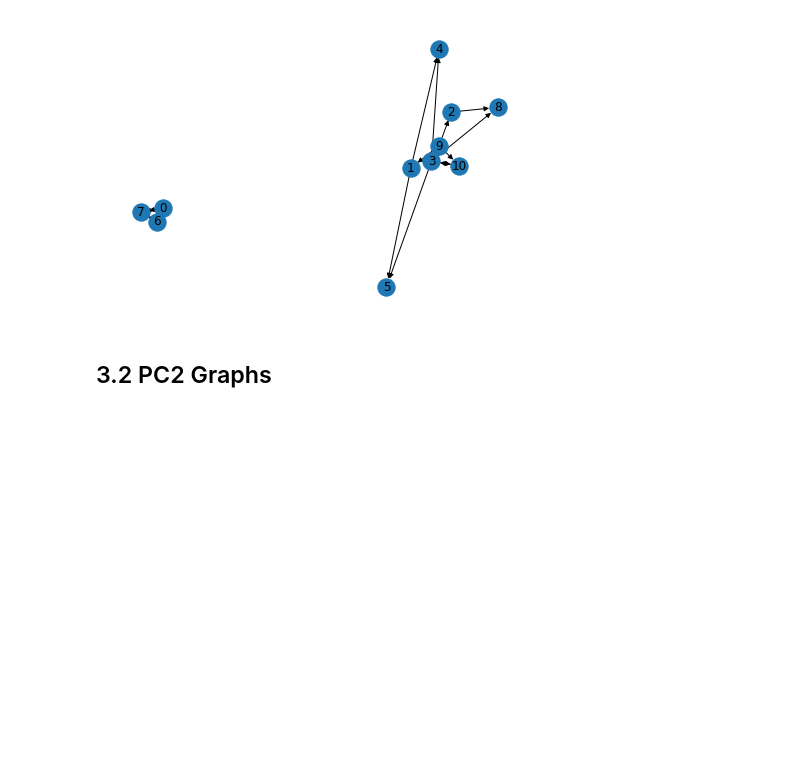
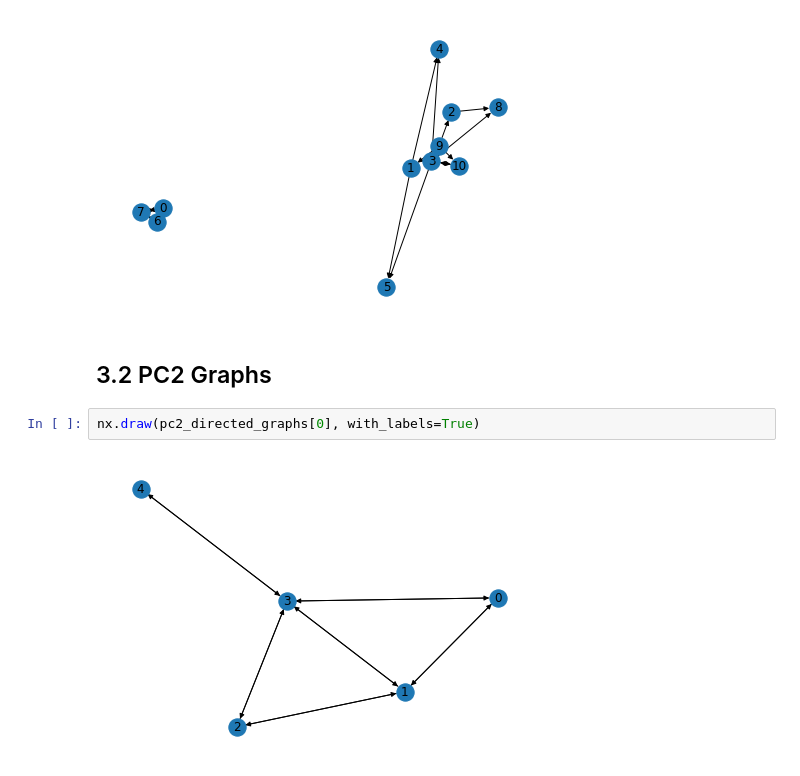
Before and after one commit to 0xMarmelade/mgt-416-causal-inference, a Jupyter notebook: Final Project/Final Project/ex1.ipynb, the cells around one changed output. Drawn from its saved outputs; the diff is of its cells as text; blank space fills up the shorter version.

```diff
--- a/Final Project/Final Project/ex1.ipynb
+++ b/Final Project/Final Project/ex1.ipynb
@@ -253,3 +249,7 @@ nx.draw(pc1_directed_graphs[2], with_labels=True)
 [figure]
 # %% [markdown]
 ## 3.2 PC2 Graphs
+# %%
+nx.draw(pc2_directed_graphs[0], with_labels=True)
+# %% [output]
+[figure, added]
```
Also changed, not shown: parts of 11 cells of this notebook.
